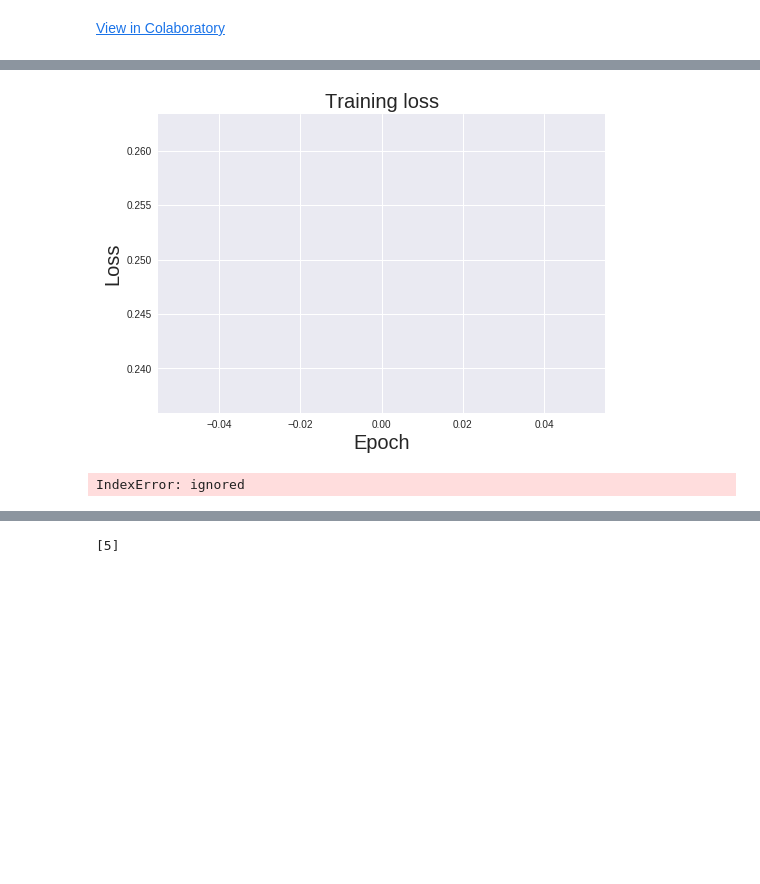
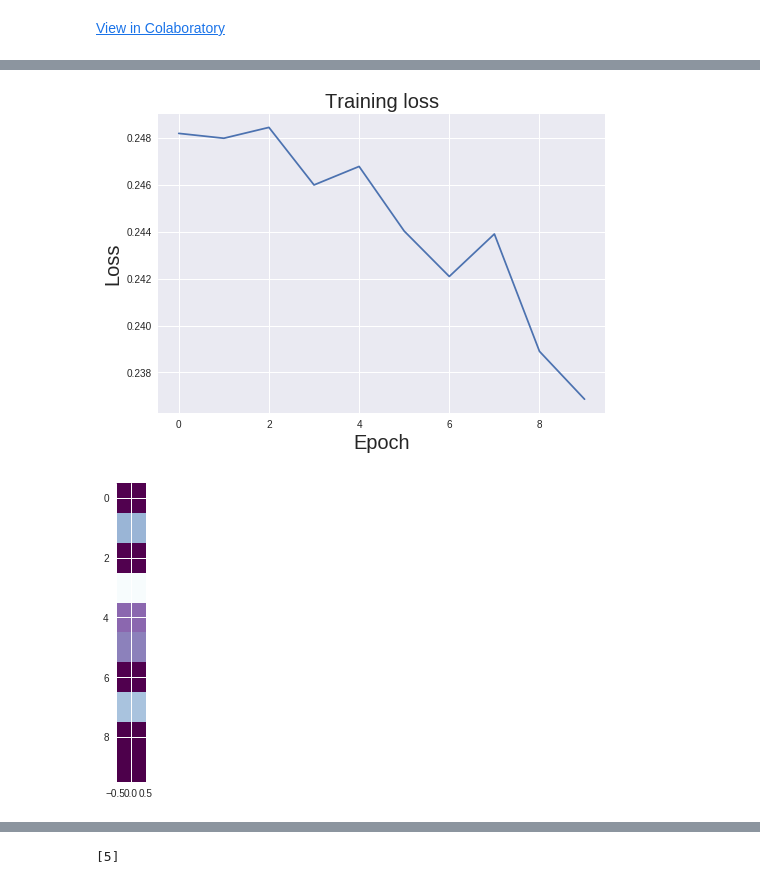
Before and after one commit to pamsfwang/Human-behavior-experiment-and-analysis--percetual-learning, a Jupyter notebook: stochastic_stimuli.ipynb, the cells around one changed output, grey strips where cells are left out. Cells and saved outputs as stored; diff of their text form; code cells hidden in the pictures; blank space fills up the shorter version.

```diff
--- a/stochastic_stimuli.ipynb
+++ b/stochastic_stimuli.ipynb
@@ -55,9 +62,10 @@ test_data = 'stimuli_param_uniqueF3_test_new.csv'# 'jfj_stimuli_param_test.csv'
 
 num_features = 3
 node_hidden01 = 10
+epoch = 20
 learning_rate = 0.005
-initial_weight01 = -0.001
-initial_weight02 = 0.001
+initial_weight01 = -0.01
+initial_weight02 = 0.01
 # %%
 #load data
 df=pd.read_csv(train_data, sep=',',header=None)
@@ -220,24 +232,36 @@ sess.run(init) #first argument to sess.run is function to run, here we're runnin
 
 # Fit the function
 print "Pre training MSE:", test
-ac = []
-hid = []
+ac = numpy.empty((nsamples,epoch))
+hid = []#numpy.empty((node_hidden01,nsamples,epoch))
 los = []
-for step in xrange(1):
+new_y = numpy.empty((nsamples,epoch))
+new_x = numpy.empty((nsamples,num_features,epoch))
+for step in xrange(epoch):
   #load data
   df=pd.read_csv(train_data, sep=',',header=None)
-#shuffle the data
+  #shuffle the data
   df_array = df.values
   new = numpy.take(df_array,numpy.random.permutation(df_array.shape[0]),axis=0,out=df_array);
-##separate data into features and labels (numpy.array)
+  #separate data into features and labels (numpy.array)
   x_data = new[:,0:num_features] #features
   y_data = new[:,3] #labels
+
+  #run the model
   for item in xrange(nsamples):
     sess.run(train,feed_dict={input_ph: x_data[item].reshape([num_features,1]),target_ph: y_data[item].reshape([1,1])})
-  #Run training on an example
-  ac.append(accuracy())
+
+
+  #save out results on each iteration
+  ac[:,step]=numpy.transpose(accuracy())
+  #ac.append(accuracy())
+  #hid[:,step]=numpy.transpose(hidden())
   hid.append(hidden())
   los.append(test())
+  new_y[:,step] = y_data
+  new_x[:,:,step] = x_data
+
+  #print out loss
   if step % 100 == 0:
     print "On step %i, test MSE %f" %(step,test())
 # %% [output]
@@ -255,26 +307,12 @@ Final weights:
 # %%
-#fig, axes = plt.subplots(2, sharex=True, figsize=(18, 9))
-#fig.suptitle('Training Metrics')
-
-#axes[0].set_ylabel("Loss", fontsize=20)
-#axes[0].set_xlabel("epoch", fontsize = 20)
-#axes[0].plot(los)
-
-#axes[1].set_ylabel("Accuracy", fontsize=14)
-#axes[1].set_xlabel("Epoch", fontsize=14)
-#axes[1].plot(ac)
-#plt.show()
-
-
 plt.plot(los)
 plt.ylabel('Loss', fontsize = 20)
 plt.xlabel('Epoch',fontsize = 20)
 plt.title('Training loss', fontsize = 20)
 plt.show()
 
 plt.imshow(hid[1][2],cmap=plt.cm.BuPu_r)
-plt.colorbardw
 plt.show()
 # %% [output]
-[figure, old version]
+[figure, new version]
-IndexError: ignored
+[figure, added]
```
Also changed, not shown: parts of 8 cells of this notebook.
